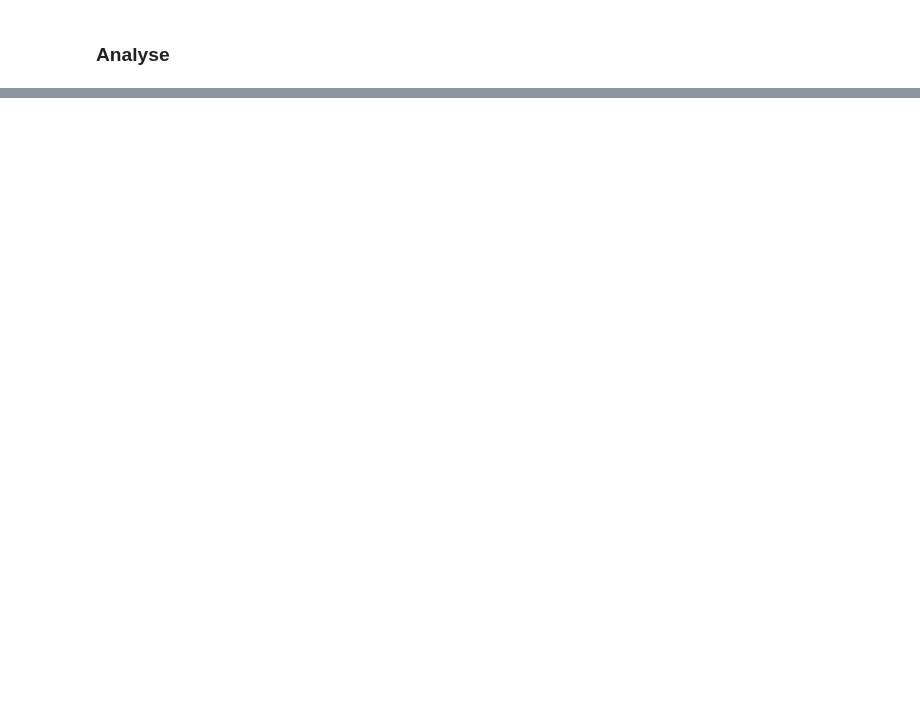
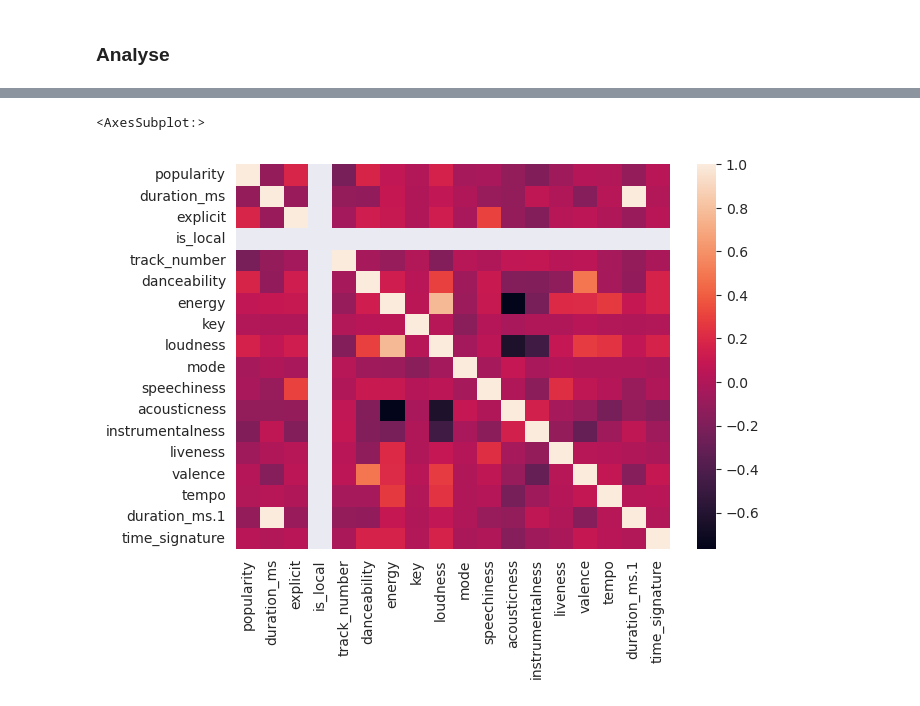
Before and after one commit to Thibo1A/VinyleProject, a Jupyter notebook: analyse.ipynb, the cells around one changed output, grey strips where cells are left out. Drawn from its saved outputs; the diff is of its cells as text; code cells hidden in the pictures; blank space fills up the shorter version.

```diff
--- a/analyse.ipynb
+++ b/analyse.ipynb
@@ -9,3 +17,3 @@ import missingno as msno
 # %%
-# données csv en dataframe
-df = pd.read_csv('nom_du_fichier.csv')
+# Charger le jeu de données dans un DataFrame pandas
+df = pd.read_csv('spotify.csv')
@@ -41,0 +202,7 @@ df.corr() # Calculer la matrice de corrélation entre les colonnes
+# %%
+df_pop_heat = df.drop(columns=['Unnamed: 0','artist_name','album_name','album_id','track_name','track_id','release_date',
+                                    'id','uri','track_href','analysis_url'])
+correlations = df_pop_heat.corr()
+f, ax = plt.subplots(figsize=(7, 5))
+sns.heatmap(correlations)
+# %% [output]
@@ -41,0 +210,2 @@ df.corr() # Calculer la matrice de corrélation entre les colonnes
+<AxesSubplot:>
+[figure, added]
```
Also changed, not shown: parts of 28 cells of this notebook, 2 other files.
